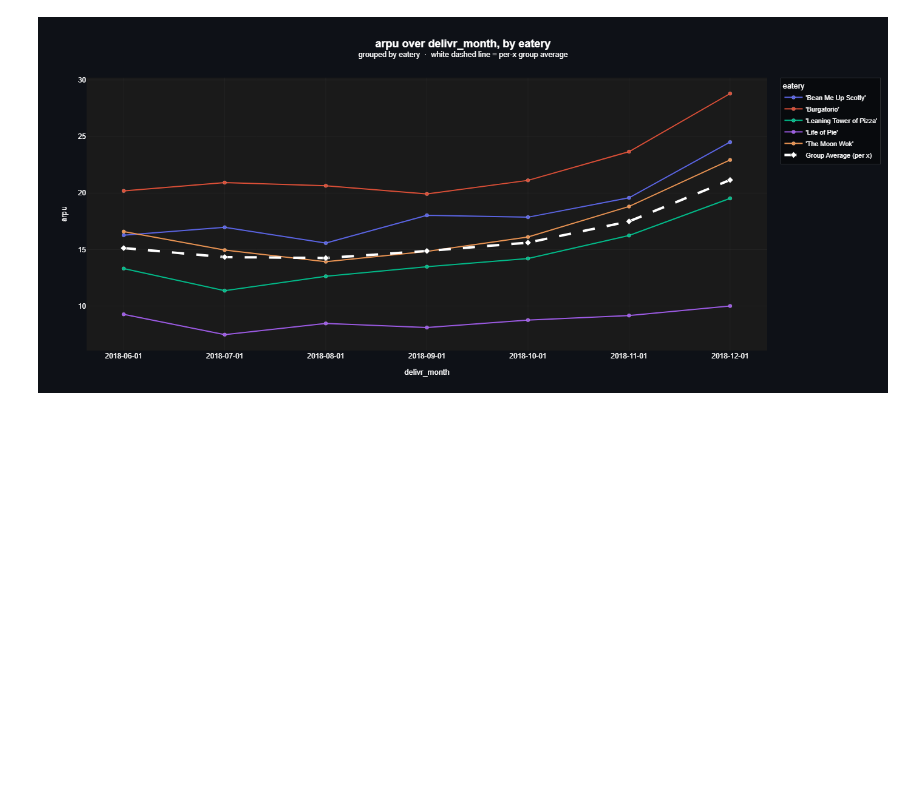
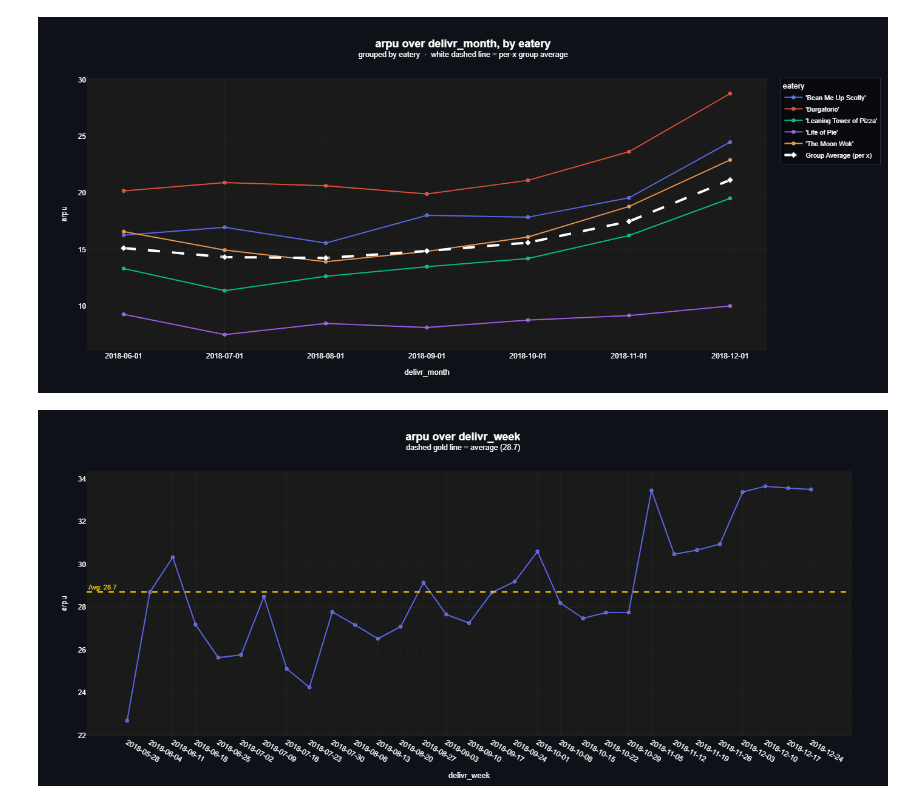
Before and after one commit to arianmokhtariha/Delivr-Business-Analysis, a Jupyter notebook: unit_economics.ipynb, the cells around one changed output. Cells and saved outputs as stored; diff of their text form; code cells hidden in the pictures; blank space fills up the shorter version.

```diff
--- a/unit_economics.ipynb
+++ b/unit_economics.ipynb
@@ -77,3 +77,28 @@ MoM_arpu_pereatery_lineplot = line_plot(df=MoM_arpu_pereatery_query,
 MoM_arpu_pereatery_lineplot
 # %% [output]
 [figure]
+# %%
+# weekly average-revenue-per-user query
+
+weekly_arpu_query = run_query('''
+WITH kpis AS (
+    SELECT date_trunc('week', order_date)::date AS delivr_week,
+           sum(meal_price * order_quantity)      AS revenue,
+           count(DISTINCT user_id)               AS users
+    FROM orders
+        INNER JOIN meals USING (meal_id)
+    GROUP BY delivr_week
+)
+SELECT delivr_week,
+       round(revenue::numeric / nullif(users, 0), 2) AS arpu
+FROM kpis
+ORDER BY delivr_week;
+''')
+
+weekly_arpu_lineplot = line_plot(df=weekly_arpu_query,
+                                 x='delivr_week',
+                                 y='arpu',
+                                 avg_line=True)
+weekly_arpu_lineplot
+# %% [output]
+[figure, added]
```
Also changed, not shown: parts of 2 cells of this notebook.
